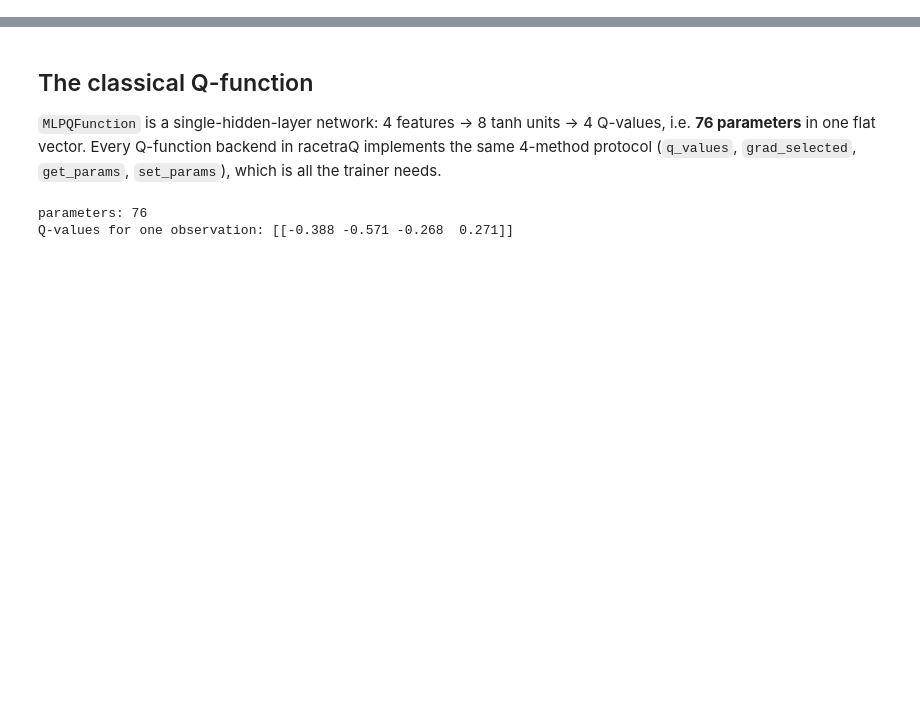
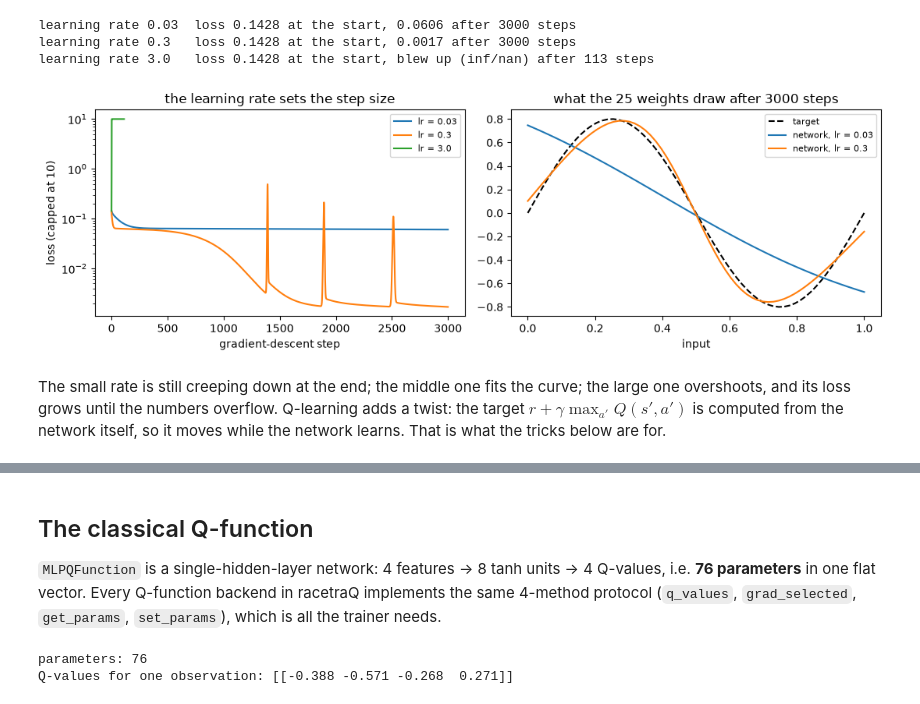
Before and after one commit to JanLahmann/racetraQ, a Jupyter notebook: notebooks/02_q_learning_from_scratch.ipynb, the cells around one changed output, grey strips where cells are left out. Drawn from its saved outputs; the diff is of its cells as text; code cells hidden in the pictures; blank space fills up the shorter version.

```diff
--- a/notebooks/02_q_learning_from_scratch.ipynb
+++ b/notebooks/02_q_learning_from_scratch.ipynb
@@ -53,0 +141,50 @@ import numpy as np
+# %%
+from racetraq.agents.classical import MLPQFunction
+
+x = np.linspace(0.0, 1.0, 64)[:, None]          # 64 inputs
+y = 0.8 * np.sin(2 * np.pi * x[:, 0])            # the curve to learn
+steps = 3000
+fits, curves = {}, {}
+for lr in (0.03, 0.3, 3.0):
+    net = MLPQFunction(n_features=1, hidden=8, n_actions=1, seed=0)
+    losses = []
+    with np.errstate(over="ignore", invalid="ignore"):    # the largest rate blows up
+        for _ in range(steps):
+            error = net.q_values(x)[:, 0] - y
+            losses.append(0.5 * np.mean(error**2))        # the loss
+            if not np.isfinite(losses[-1]):
+                break
+            # backprop: gradient of the loss wrt all 25 weights, in one call
+            grad = net.grad_selected(x, np.zeros(len(x), dtype=int), error / len(x))
+            net.set_params(net.get_params() - lr * grad)  # one gradient-descent step
+    curves[lr] = losses
+    fits[lr] = net.q_values(x)[:, 0] if np.isfinite(losses[-1]) else None
+    end = f"{losses[-1]:.4f} after {steps} steps" if np.isfinite(losses[-1]) else \
+        f"blew up (inf/nan) after {len(losses)} steps"
+    print(f"learning rate {lr:<5} loss {losses[0]:.4f} at the start, {end}")
+
+fig, (ax1, ax2) = plt.subplots(1, 2, figsize=(11, 3.6))
+for lr, losses in curves.items():
+    ax1.plot(np.minimum(losses, 10.0), label=f"lr = {lr}")
+ax1.set(yscale="log", xlabel="gradient-descent step", ylabel="loss (capped at 10)",
+        title="the learning rate sets the step size")
+ax1.legend(fontsize=8)
+ax2.plot(x[:, 0], y, "k--", label="target")
+for lr, fit in fits.items():
+    if fit is not None:
+        ax2.plot(x[:, 0], fit, label=f"network, lr = {lr}")
+ax2.set(xlabel="input", title=f"what the 25 weights draw after {steps} steps")
+ax2.legend(fontsize=8)
+plt.tight_layout()
+plt.show()
+# %% [output]
+learning rate 0.03  loss 0.1428 at the start, 0.0606 after 3000 steps
+learning rate 0.3   loss 0.1428 at the start, 0.0017 after 3000 steps
+learning rate 3.0   loss 0.1428 at the start, blew up (inf/nan) after 113 steps
+[figure, added]
+# %% [markdown]
+The small rate is still creeping down at the end; the middle one fits the
+curve; the large one overshoots, and its loss grows until the numbers
+overflow. Q-learning adds a twist: the target $r + \gamma \max_{a'} Q(s', a')$
+is computed from the network itself, so it moves while the network learns.
+That is what the tricks below are for.
```
Also changed, not shown: parts of 18 cells of this notebook, 3 other files.
